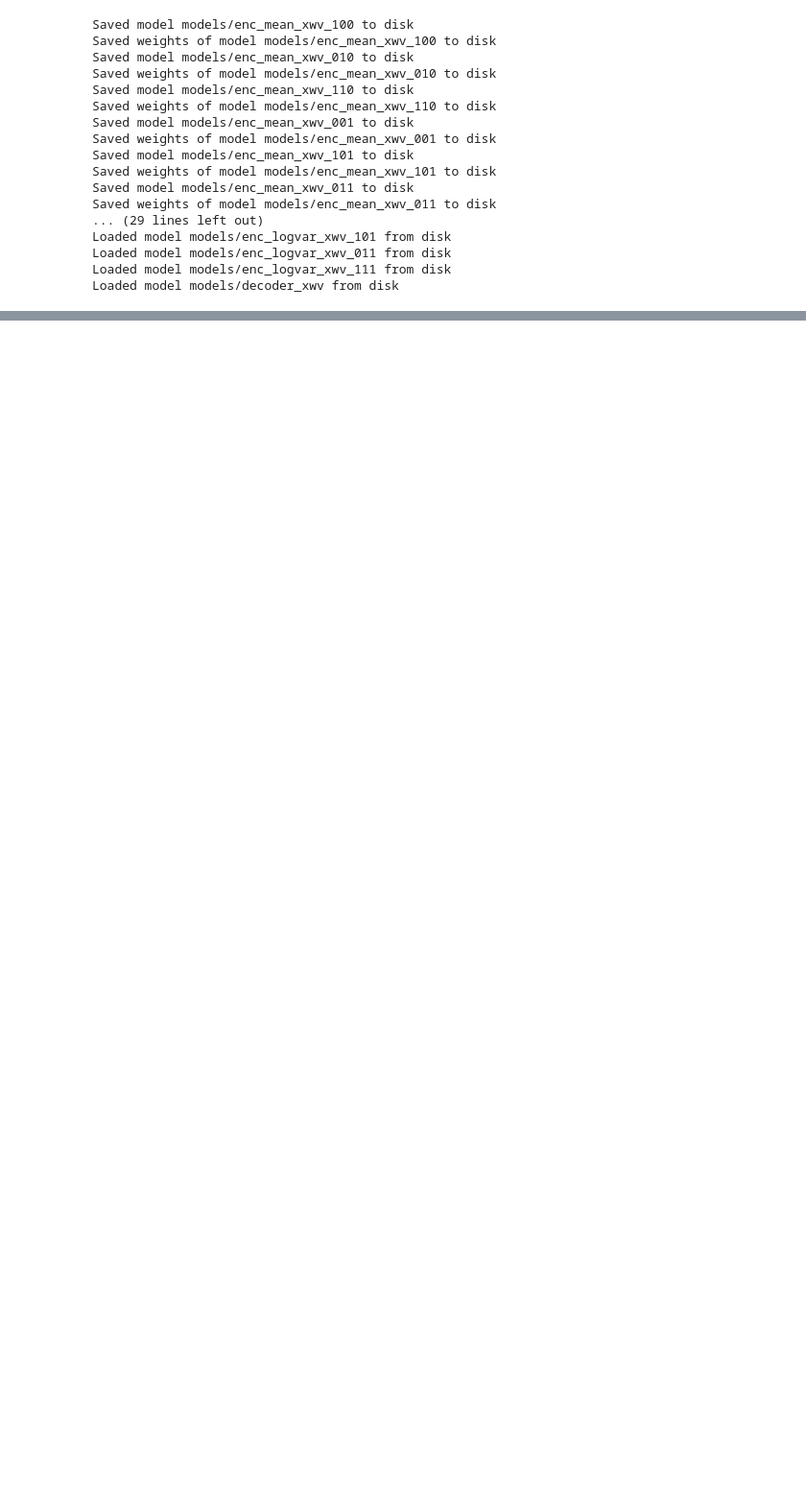
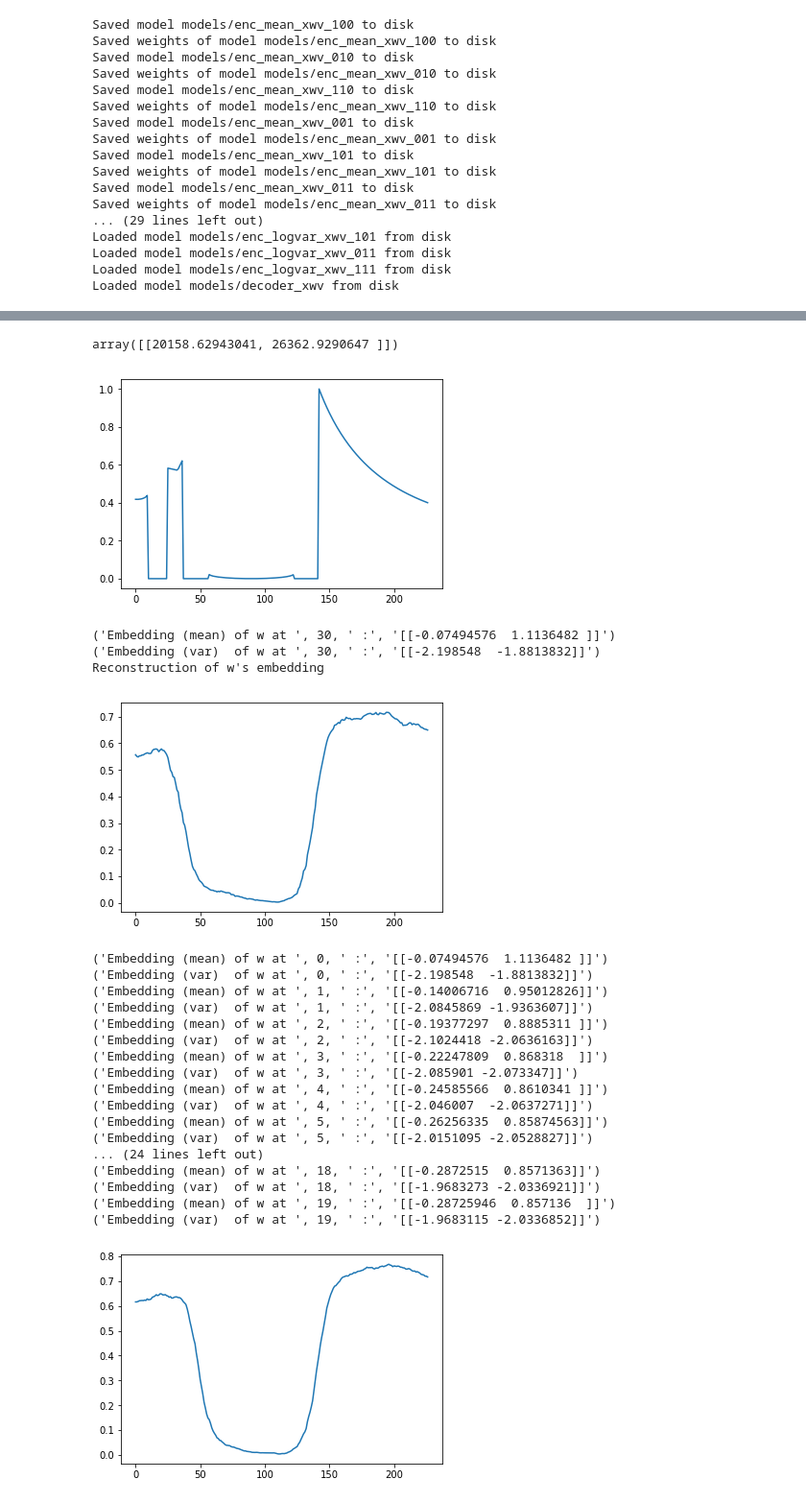
Before and after one commit to tik0/vae_tools, a Jupyter notebook: examples/epistemic_sensing_drudolph.ipynb, the cells around one changed output, grey strips where cells are left out. Shown at 96% size. Saved outputs shown, nothing was run; the diff lists cells and outputs as text; code cells hidden in the pictures; blank space fills up the shorter version.

```diff
--- a/examples/epistemic_sensing_drudolph.ipynb
+++ b/examples/epistemic_sensing_drudolph.ipynb
@@ -143,9 +206,9 @@ plt.show()
 img_rows, img_cols, img_chns = window_height[1] - window_height[0], resolution[0], 3
 batch_size = 128
 img_original_dim = img_rows * img_cols * img_chns
-lidar_original_dim = len(range_data[0,1])
+lidar_original_dim = len(ranges[0,:])
 intermediate_dim = 256
-epochs = 100
+epochs = 1000
 z_dim = 2
 beta = 1.
 
@@ -343,0 +485,61 @@ print("ELBO: ", d_kl + x_rec_loss + w_rec_loss + v_rec_loss)
+# %%
+mean1 = np.array([[-200.76700878, -10.00823164]])
+log_var1 = np.array([[ 121.80058289, -360.97341919]])
+log_var1 = np.array([[ -10.86702728, 10.8711853]])
+
+mean2 = 0.
+log_var2 = 0.
+
+- .5 * (1 + log_var1 - log_var2 - ((np.exp(log_var1) + np.square(mean1 - mean2)) / np.exp(log_var2)))
+# %% [output]
+array([[20158.62943041, 26362.9290647 ]])
+# %%
+data_idx = 17
+observation = [W[[data_idx],:]]
+plt.plot(observation[0][0])
+plt.show()
+# Get the encoding for ranges : w (010 = 2, but we start at 0 => 110 = 1)
+encoder_idx = 1
+#vae_tools.viz.plot_model(encoder_mean_models[encoder_idx])
+mean = encoder_mean_models[encoder_idx].predict(observation)
+logvar = encoder_logvar_models[encoder_idx].predict(observation)
+print("Embedding (mean) of w at ", idx, " :", str(mean))
+print("Embedding (var)  of w at ", idx, " :", str(logvar))
+print("Reconstruction of w's embedding")
+reconstruction = np.clip(decoder_model.predict(mean)[1],0.001,0.999)
+plt.plot(reconstruction[0])
+plt.show()
+
+# reencode for some steps
+for idx in range(20):
+    print("Embedding (mean) of w at ", idx, " :", str(mean))
+    print("Embedding (var)  of w at ", idx, " :", str(logvar))
+    logvar = encoder_logvar_models[encoder_idx].predict(reconstruction)
+    mean = encoder_mean_models[encoder_idx].predict(reconstruction)
+    reconstruction = np.clip(decoder_model.predict(mean)[1],0.001,0.999)
+plt.plot(reconstruction[0])
+plt.show()
+# %% [output]
+[figure, added]
+('Embedding (mean) of w at ', 30, ' :', '[[-0.07494576  1.1136482 ]]')
+('Embedding (var)  of w at ', 30, ' :', '[[-2.198548  -1.8813832]]')
+Reconstruction of w's embedding
+[figure, added]
+('Embedding (mean) of w at ', 0, ' :', '[[-0.07494576  1.1136482 ]]')
+('Embedding (var)  of w at ', 0, ' :', '[[-2.198548  -1.8813832]]')
+('Embedding (mean) of w at ', 1, ' :', '[[-0.14006716  0.95012826]]')
+('Embedding (var)  of w at ', 1, ' :', '[[-2.0845869 -1.9363607]]')
+('Embedding (mean) of w at ', 2, ' :', '[[-0.19377297  0.8885311 ]]')
+('Embedding (var)  of w at ', 2, ' :', '[[-2.1024418 -2.0636163]]')
+('Embedding (mean) of w at ', 3, ' :', '[[-0.22247809  0.868318  ]]')
+('Embedding (var)  of w at ', 3, ' :', '[[-2.085901 -2.073347]]')
+('Embedding (mean) of w at ', 4, ' :', '[[-0.24585566  0.8610341 ]]')
+('Embedding (var)  of w at ', 4, ' :', '[[-2.046007  -2.0637271]]')
+('Embedding (mean) of w at ', 5, ' :', '[[-0.26256335  0.85874563]]')
+('Embedding (var)  of w at ', 5, ' :', '[[-2.0151095 -2.0528827]]')
+... (24 lines left out)
+('Embedding (mean) of w at ', 18, ' :', '[[-0.2872515  0.8571363]]')
+('Embedding (var)  of w at ', 18, ' :', '[[-1.9683273 -2.0336921]]')
+('Embedding (mean) of w at ', 19, ' :', '[[-0.28725946  0.857136  ]]')
+('Embedding (var)  of w at ', 19, ' :', '[[-1.9683115 -2.0336852]]')
+[figure, added]
```
Also changed, not shown: parts of 10 cells of this notebook, 32 other files.
